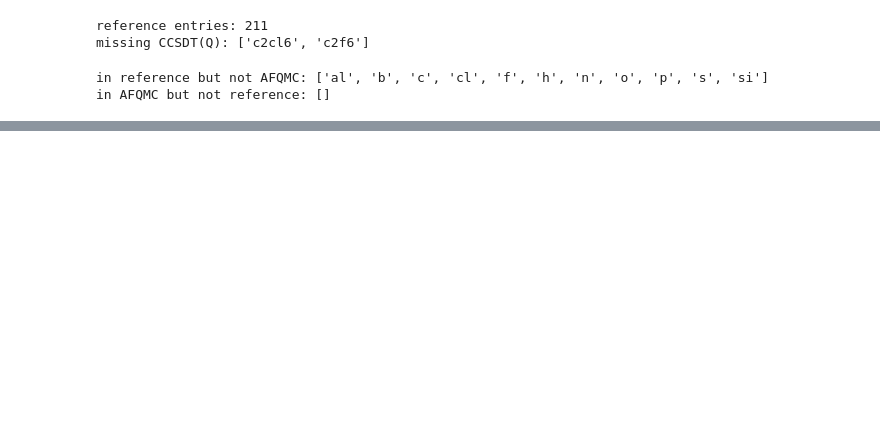
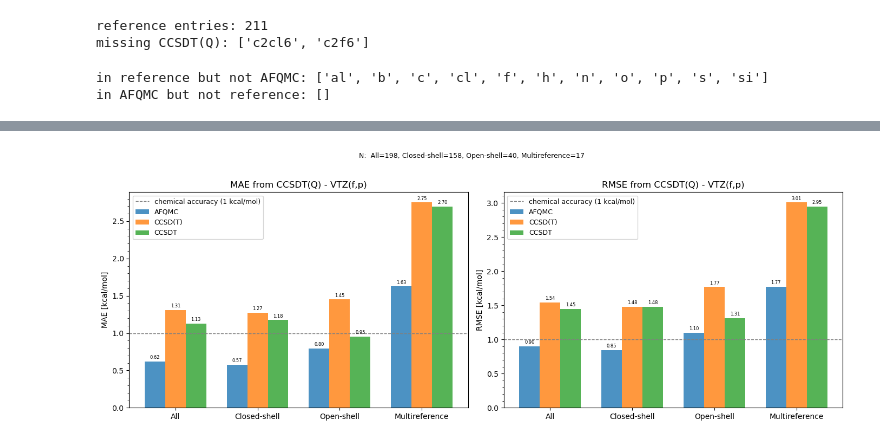
Before and after one commit to zh-yichi/w4_17, a Jupyter notebook: w4-17_all/summary/vtzfp/rmsd_vtzfp.ipynb, the cells around one changed output, grey strips where cells are left out. Saved outputs shown, nothing was run; the diff lists cells and outputs as text; code cells hidden in the pictures; blank space fills up the shorter version.

```diff
--- a/w4-17_all/summary/vtzfp/rmsd_vtzfp.ipynb
+++ b/w4-17_all/summary/vtzfp/rmsd_vtzfp.ipynb
@@ -99,0 +132,19 @@ RMSD vs CCSDT(Q) (reference)
+# %%
+# --- Load the multireference molecule list ---
+# File format: lines of "<idx>\t name1, name2, ..." (idx column is ignored).
+mr_mols = []
+with open('../../w4_17_xyz/multireference_mols.txt') as f:
+    for line in f:
+        # drop a leading index token, then split the rest on commas
+        parts = line.split('\t', 1)
+        body = parts[1] if len(parts) > 1 else parts[0]
+        for tok in body.split(','):
+            name = tok.strip()
+            if name:
+                mr_mols.append(name)
+mr_set = set(mr_mols)
+print(f'multireference molecules ({len(mr_set)}):', sorted(mr_set))
+
+# sanity check: all MR names should be present in the reference file
+missing_ref = sorted(mr_set - set(ref))
+print('MR names missing from reference file:', missing_ref)
@@ -99,0 +179,67 @@ RMSD vs CCSDT(Q) (reference)
+# %%
+# --- Method comparison: MAE and RMSE bar chart (vs CCSDT(Q)) ---
+import matplotlib.pyplot as plt
+import matplotlib.ticker as ticker
+
+
+def has_ref(name):
+    d = ref.get(name)
+    return d is not None and np.isfinite(d['CCSDT(Q)'])
+
+
+# common molecule set: AFQMC value + finite CCSDT(Q) reference
+mol_names = sorted(m for m in afqmc if has_ref(m))
+
+# per-molecule deviations from CCSDT(Q), in kcal/mol
+dAFQMC  = np.array([afqmc[m]          - ref[m]['CCSDT(Q)'] for m in mol_names]) * HARTREE2KCAL
+dCCSD_T = np.array([ref[m]['CCSD(T)'] - ref[m]['CCSDT(Q)'] for m in mol_names]) * HARTREE2KCAL
+dCCSDT  = np.array([ref[m]['CCSDT']   - ref[m]['CCSDT(Q)'] for m in mol_names]) * HARTREE2KCAL
+
+cs_mask = np.array([shell.get(m) == 'closed' for m in mol_names])
+os_mask = np.array([shell.get(m) == 'open' for m in mol_names])
+mr_mask = np.array([m in mr_set for m in mol_names])
+
+method_labels = ['AFQMC', 'CCSD(T)', 'CCSDT']
+deltas = [dAFQMC, dCCSD_T, dCCSDT]
+method_colors = ['#1f77b4', '#ff7f0e', '#2ca02c']
+
+subset_labels = ['All', 'Closed-shell', 'Open-shell', 'Multireference']
+masks = [np.ones(len(mol_names), dtype=bool), cs_mask, os_mask, mr_mask]
+
+fig, axes = plt.subplots(1, 2, figsize=(14, 5))
+
+for ax_idx, stat_label in enumerate(['MAE', 'RMSE']):
+    ax = axes[ax_idx]
+    w = 0.25
+    x_base = np.arange(len(subset_labels))
+
+    for j, (mlabel, delta, mcolor) in enumerate(zip(method_labels, deltas, method_colors)):
+        vals = []
+        for mask in masks:
+            d = delta[mask]
+            vals.append(np.abs(d).mean() if stat_label == 'MAE'
+                        else np.sqrt((d**2).mean()))
+        offset = (j - 1) * w
+        bars = ax.bar(x_base + offset, vals, width=w, color=mcolor, alpha=0.8, label=mlabel)
+        ax.bar_label(bars, fmt='%.2f', fontsize=6, padding=2)
+
+    # chemical accuracy reference line at 1 kcal/mol
+    ax.axhline(1.0, color='red', linestyle='--', linewidth=1.0,
+               label='chemical accuracy (1 kcal/mol)')
+
+    ax.set_xticks(x_base)
+    ax.set_xticklabels(subset_labels)
+    ax.set_ylabel(f'{stat_label} [kcal/mol]')
+    ax.set_title(f'{stat_label} from CCSDT(Q) - VTZ(f,p)')
+    ax.legend(fontsize=9)
+    ax.yaxis.set_minor_locator(ticker.AutoMinorLocator())
+
+counts = ', '.join(f'{lbl}={int(m.sum())}' for lbl, m in zip(subset_labels, masks))
+fig.suptitle(f'N:  {counts}', y=1.02, fontsize=9)
+
+plt.tight_layout()
+plt.savefig('method_comparison_vtzfp.png', dpi=150, bbox_inches='tight')
+plt.show()
+print('Saved method_comparison_vtzfp.png')
+# %% [output]
+[figure, added]
```
Also changed, not shown: parts of 7 cells of this notebook, 6 other files.
